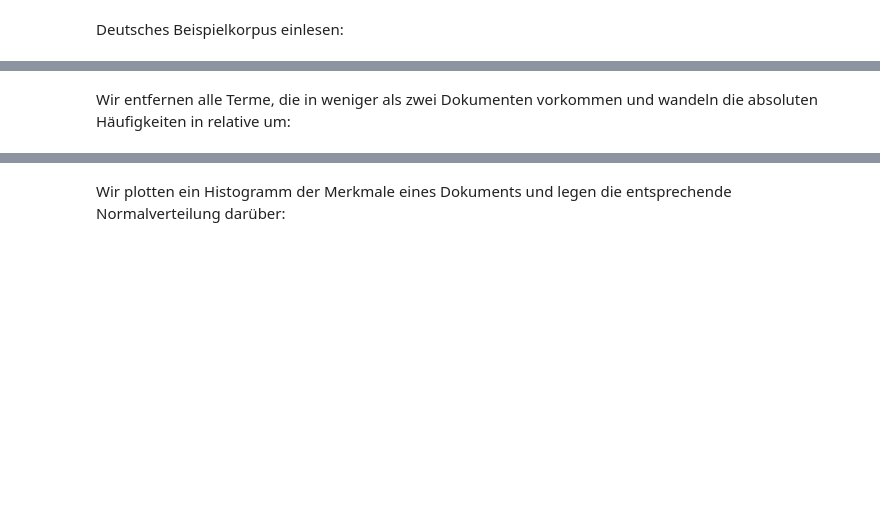
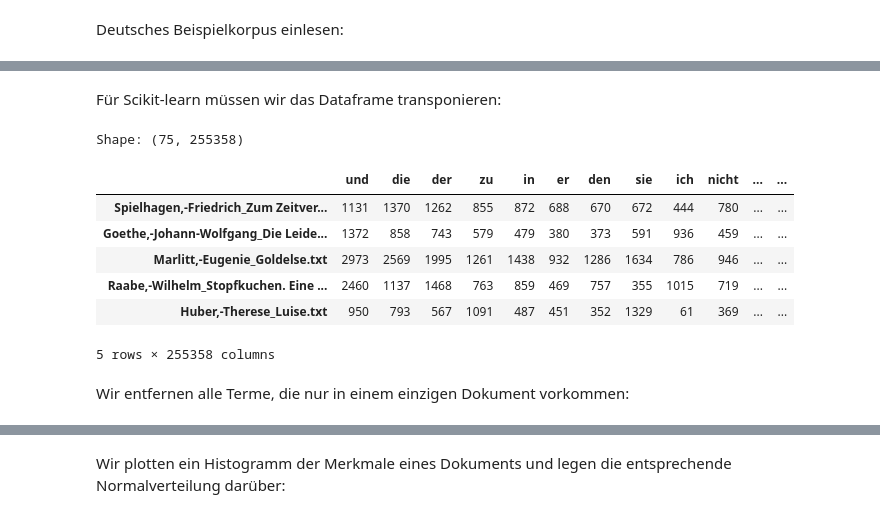
Before and after one commit to pielstroem/ExplainingDelta, a Jupyter notebook: Testnotebook.ipynb, the cells around one changed output, grey strips where cells are left out. Cells and saved outputs as stored; diff of their text form; code cells hidden in the pictures; blank space fills up the shorter version.

Commit message:
Umstieg auf pandas

```diff
--- a/Testnotebook.ipynb
+++ b/Testnotebook.ipynb
@@ -14,5 +15,9 @@ import helper
 # %% [markdown]
 Deutsches Beispielkorpus einlesen:
 # %%
-terms, documents, matrix = helper.read_csv("/home/ccl/tsproisl/Dokumente/Arbeit/kallimachos/authorship/data/delta_corpus_DE.csv")
-authors = helper.extract_authors_from_document_names(documents)
+data = pd.read_csv("data/delta_corpus_DE.csv", sep=",", index_col=0)
+print("Shape:", data.shape)
+data.head()
+# Ohne pandas:
+# terms, documents, matrix = helper.read_csv(data/delta_corpus_DE.csv")
+# authors = helper.extract_authors_from_document_names(documents)
@@ -19,3 +33,18 @@ authors = helper.extract_authors_from_document_names(documents)
+# %% [markdown]
+Für Scikit-learn müssen wir das Dataframe transponieren:
+# %%
+data = data.transpose()
+print("Shape:", data.shape)
+data.head()
+# %% [output]
+Shape: (75, 255358)
+|  | und | die | der | zu | in | er | den | sie | ich | nicht | ... | ... |
+| Spielhagen,-Friedrich_Zum Zeitver... | 1131 | 1370 | 1262 | 855 | 872 | 688 | 670 | 672 | 444 | 780 | ... | ... |
+| Goethe,-Johann-Wolfgang_Die Leide... | 1372 | 858 | 743 | 579 | 479 | 380 | 373 | 591 | 936 | 459 | ... | ... |
+| Marlitt,-Eugenie_Goldelse.txt | 2973 | 2569 | 1995 | 1261 | 1438 | 932 | 1286 | 1634 | 786 | 946 | ... | ... |
+| Raabe,-Wilhelm_Stopfkuchen. Eine ... | 2460 | 1137 | 1468 | 763 | 859 | 469 | 757 | 355 | 1015 | 719 | ... | ... |
+| Huber,-Therese_Luise.txt | 950 | 793 | 567 | 1091 | 487 | 451 | 352 | 1329 | 61 | 369 | ... | ... |
+5 rows × 255358 columns
 # %% [markdown]
-Wir entfernen alle Terme, die in weniger als zwei Dokumenten vorkommen und wandeln die absoluten Häufigkeiten in relative um:
+Wir entfernen alle Terme, die nur in einem einzigen Dokument vorkommen:
 # %%
```
Also changed, not shown: parts of 13 cells of this notebook.
